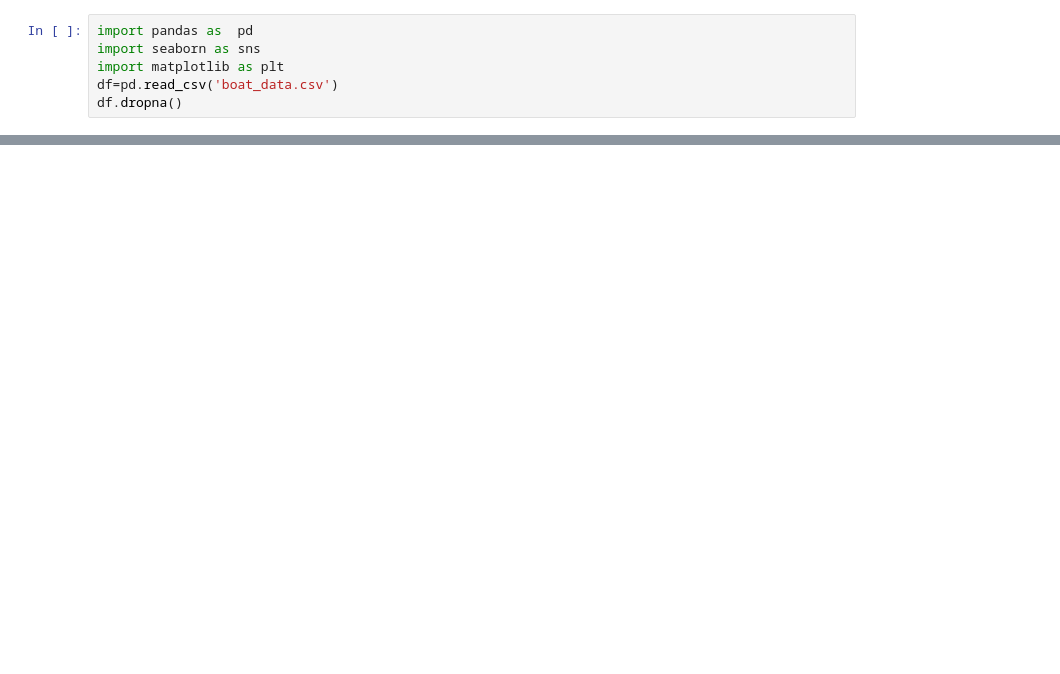
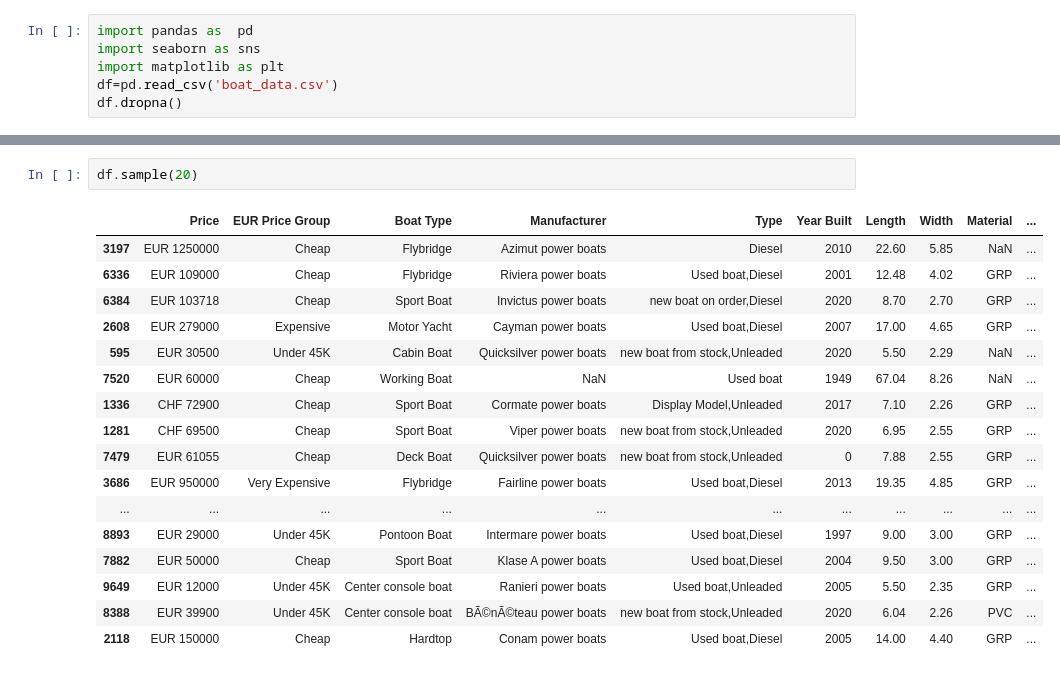
Before and after one commit to Estorko/Data-Analysis-Certification-Case-study-, a Jupyter notebook: DataCampCerf/DataCampCertf.ipynb, the cells around one changed output, grey strips where cells are left out. Saved outputs shown, nothing was run; the diff lists cells and outputs as text; blank space fills up the shorter version.

```diff
--- a/DataCampCerf/DataCampCertf.ipynb
+++ b/DataCampCerf/DataCampCertf.ipynb
@@ -32,0 +55,20 @@ df.head()
+# %%
+df.sample(20)
+# %% [output]
+|  | Price | EUR Price Group | Boat Type | Manufacturer | Type | Year Built | Length | Width | Material | ... |
+| 3197 | EUR 1250000 | Cheap | Flybridge | Azimut power boats | Diesel | 2010 | 22.60 | 5.85 | NaN | ... |
+| 6336 | EUR 109000 | Cheap | Flybridge | Riviera power boats | Used boat,Diesel | 2001 | 12.48 | 4.02 | GRP | ... |
+| 6384 | EUR 103718 | Cheap | Sport Boat | Invictus power boats | new boat on order,Diesel | 2020 | 8.70 | 2.70 | GRP | ... |
+| 2608 | EUR 279000 | Expensive | Motor Yacht | Cayman power boats | Used boat,Diesel | 2007 | 17.00 | 4.65 | GRP | ... |
+| 595 | EUR 30500 | Under 45K | Cabin Boat | Quicksilver power boats | new boat from stock,Unleaded | 2020 | 5.50 | 2.29 | NaN | ... |
+| 7520 | EUR 60000 | Cheap | Working Boat | NaN | Used boat | 1949 | 67.04 | 8.26 | NaN | ... |
+| 1336 | CHF 72900 | Cheap | Sport Boat | Cormate power boats | Display Model,Unleaded | 2017 | 7.10 | 2.26 | GRP | ... |
+| 1281 | CHF 69500 | Cheap | Sport Boat | Viper power boats | new boat from stock,Unleaded | 2020 | 6.95 | 2.55 | GRP | ... |
+| 7479 | EUR 61055 | Cheap | Deck Boat | Quicksilver power boats | new boat from stock,Unleaded | 0 | 7.88 | 2.55 | GRP | ... |
+| 3686 | EUR 950000 | Very Expensive | Flybridge | Fairline power boats | Used boat,Diesel | 2013 | 19.35 | 4.85 | GRP | ... |
+| ... | ... | ... | ... | ... | ... | ... | ... | ... | ... | ... |
+| 8893 | EUR 29000 | Under 45K | Pontoon Boat | Intermare power boats | Used boat,Diesel | 1997 | 9.00 | 3.00 | GRP | ... |
+| 7882 | EUR 50000 | Cheap | Sport Boat | Klase A power boats | Used boat,Diesel | 2004 | 9.50 | 3.00 | GRP | ... |
+| 9649 | EUR 12000 | Under 45K | Center console boat | Ranieri power boats | Used boat,Unleaded | 2005 | 5.50 | 2.35 | GRP | ... |
+| 8388 | EUR 39900 | Under 45K | Center console boat | BÃ©nÃ©teau power boats | new boat from stock,Unleaded | 2020 | 6.04 | 2.26 | PVC | ... |
+| 2118 | EUR 150000 | Cheap | Hardtop | Conam power boats | Used boat,Diesel | 2005 | 14.00 | 4.40 | GRP | ... |
```
Also changed, not shown: parts of 3 cells of this notebook.
